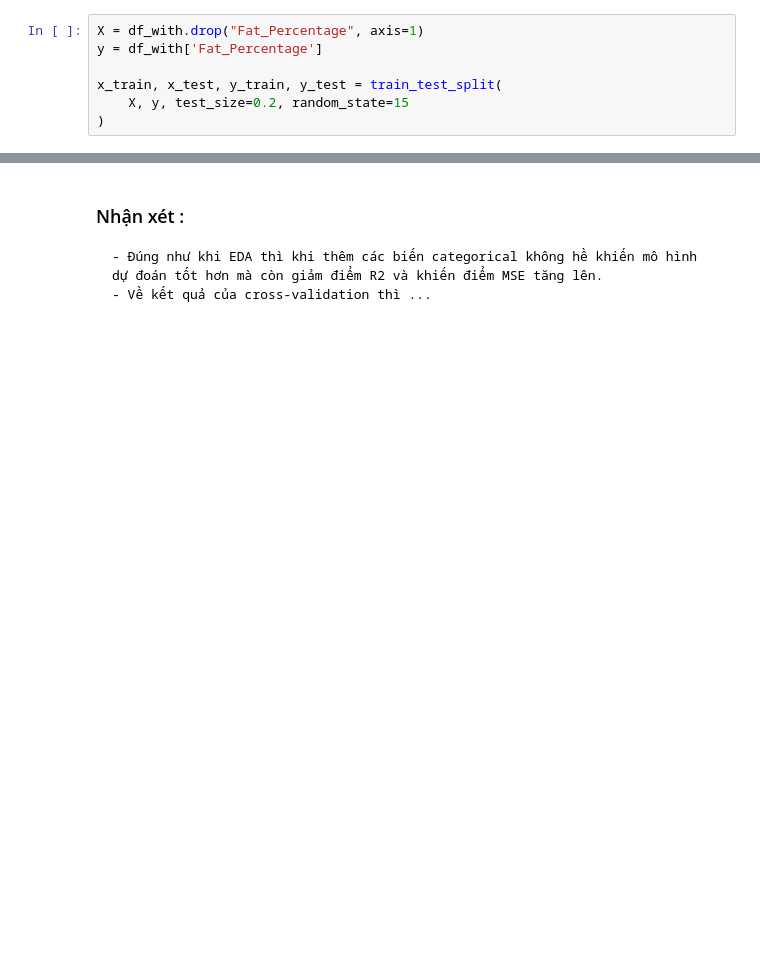
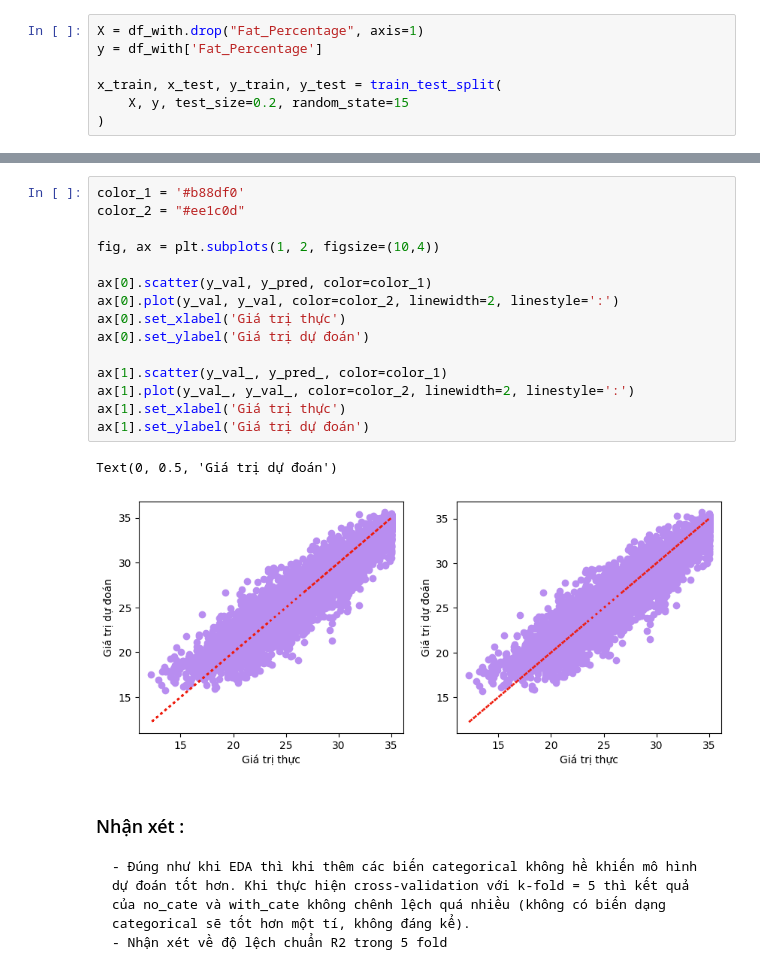
Before and after one commit to nahrixt0710/Life-Style-Data-Analysis, a Jupyter notebook: src/model.ipynb, the cells around one changed output, grey strips where cells are left out. Saved outputs shown, nothing was run; the diff lists cells and outputs as text; blank space fills up the shorter version.

```diff
--- a/src/model.ipynb
+++ b/src/model.ipynb
@@ -277,5 +296,23 @@ Trung bình của MSE:  4.483466591520671
+# %%
+color_1 = '#b88df0'
+color_2 = "#ee1c0d"
+
+fig, ax = plt.subplots(1, 2, figsize=(10,4))
+
+ax[0].scatter(y_val, y_pred, color=color_1)
+ax[0].plot(y_val, y_val, color=color_2, linewidth=2, linestyle=':')
+ax[0].set_xlabel('Giá trị thực')
+ax[0].set_ylabel('Giá trị dự đoán')
+
+ax[1].scatter(y_val_, y_pred_, color=color_1)
+ax[1].plot(y_val_, y_val_, color=color_2, linewidth=2, linestyle=':')
+ax[1].set_xlabel('Giá trị thực')
+ax[1].set_ylabel('Giá trị dự đoán')
+# %% [output]
+Text(0, 0.5, 'Giá trị dự đoán')
+[figure, added]
 # %% [markdown]
 ### Nhận xét :
 
-    - Đúng như khi EDA thì khi thêm các biến categorical không hề khiến mô hình dự đoán tốt hơn mà còn giảm điểm R2 và khiến điểm MSE tăng lên.
-    - Về kết quả của cross-validation thì ...
+    - Đúng như khi EDA thì khi thêm các biến categorical không hề khiến mô hình dự đoán tốt hơn. Khi thực hiện cross-validation với k-fold = 5 thì kết quả của no_cate và with_cate không chênh lệch quá nhiều (không có biến dạng categorical sẽ tốt hơn một tí, không đáng kể).
+    - Nhận xét về độ lệch chuẩn R2 trong 5 fold
```
Also changed, not shown: parts of 22 cells of this notebook, 1 other file.
